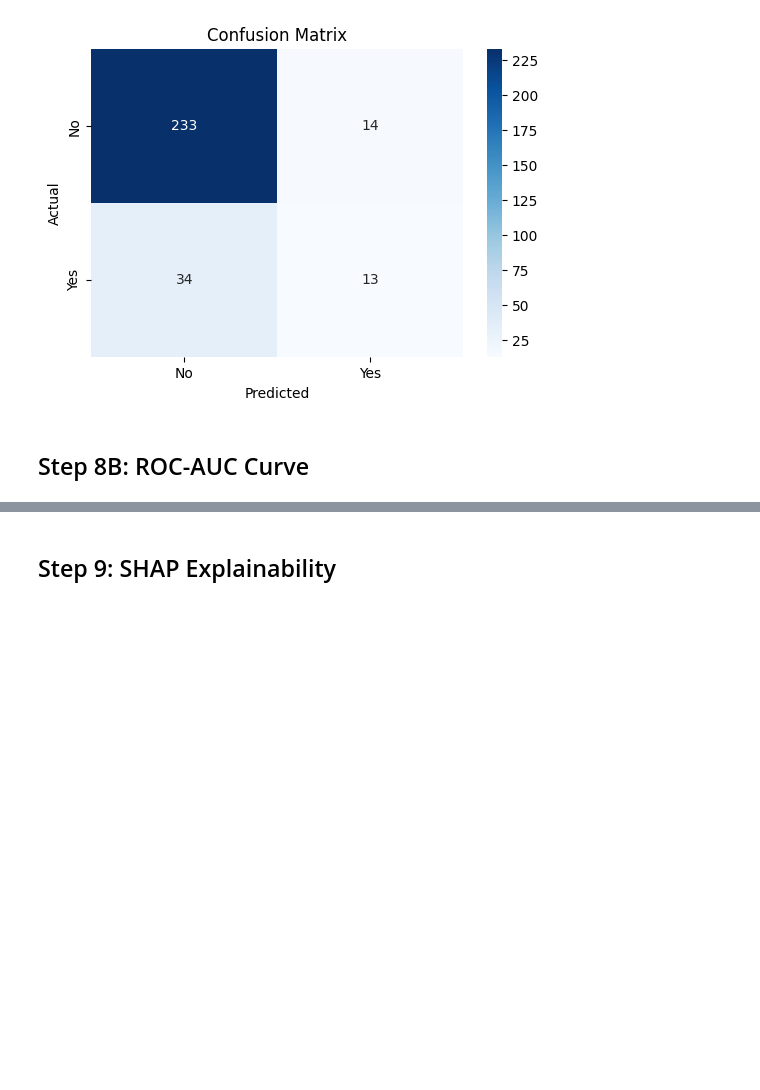
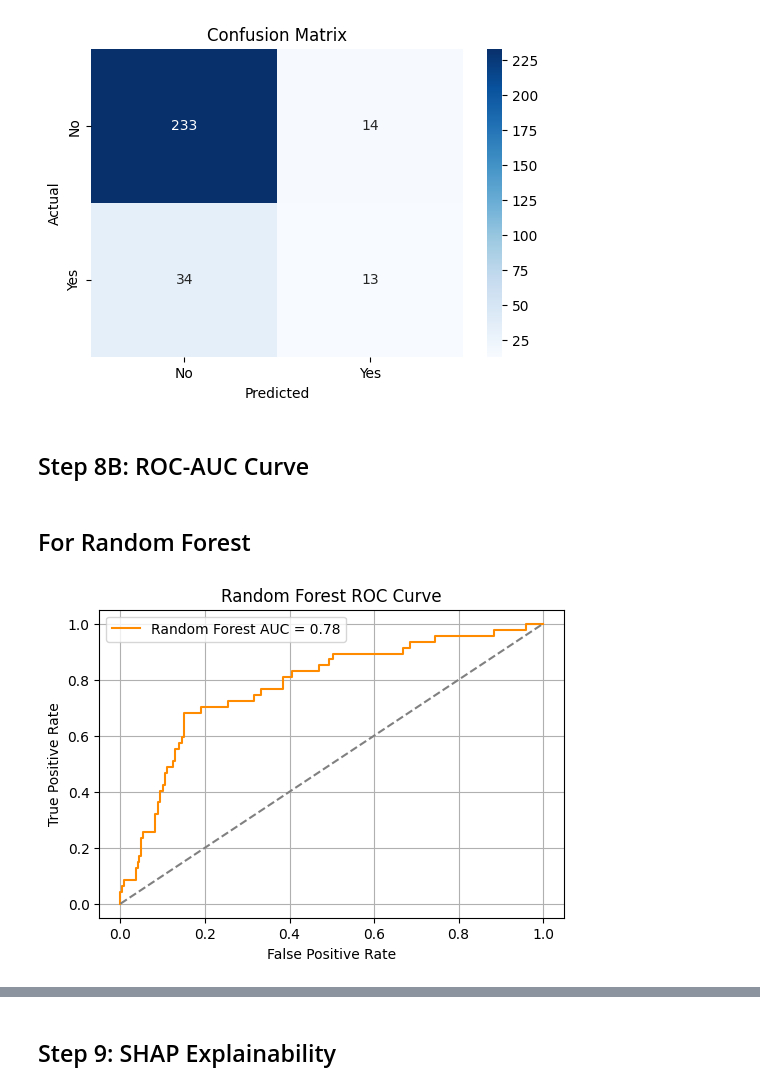
Before and after one commit to Amey771/Capstone_Project, a Jupyter notebook: employee.ipynb, the cells around one changed output, grey strips where cells are left out. Cells and saved outputs as stored; diff of their text form; code cells hidden in the pictures; blank space fills up the shorter version.

```diff
--- a/employee.ipynb
+++ b/employee.ipynb
@@ -461,3 +566,25 @@ weighted avg       0.81      0.84      0.82       294
 [figure]
 # %% [markdown]
 ## Step 8B: ROC-AUC Curve
+# %% [markdown]
+## For Random Forest
+# %%
+from sklearn.metrics import roc_auc_score, roc_curve
+import matplotlib.pyplot as plt
+
+# ROC curve for Random Forest
+fpr_rf, tpr_rf, thresholds_rf = roc_curve(y_test, y_proba_rf)
+auc_score_rf = roc_auc_score(y_test, y_proba_rf)
+
+# Plotting
+plt.figure(figsize=(6, 4))
+plt.plot(fpr_rf, tpr_rf, label=f"Random Forest AUC = {auc_score_rf:.2f}", color='darkorange')
+plt.plot([0, 1], [0, 1], linestyle='--', color='gray')
+plt.xlabel('False Positive Rate')
+plt.ylabel('True Positive Rate')
+plt.title('Random Forest ROC Curve')
+plt.legend()
+plt.grid(True)
+plt.show()
+# %% [output]
+[figure, added]
```
Also changed, not shown: parts of 15 cells of this notebook, 1 other file.
